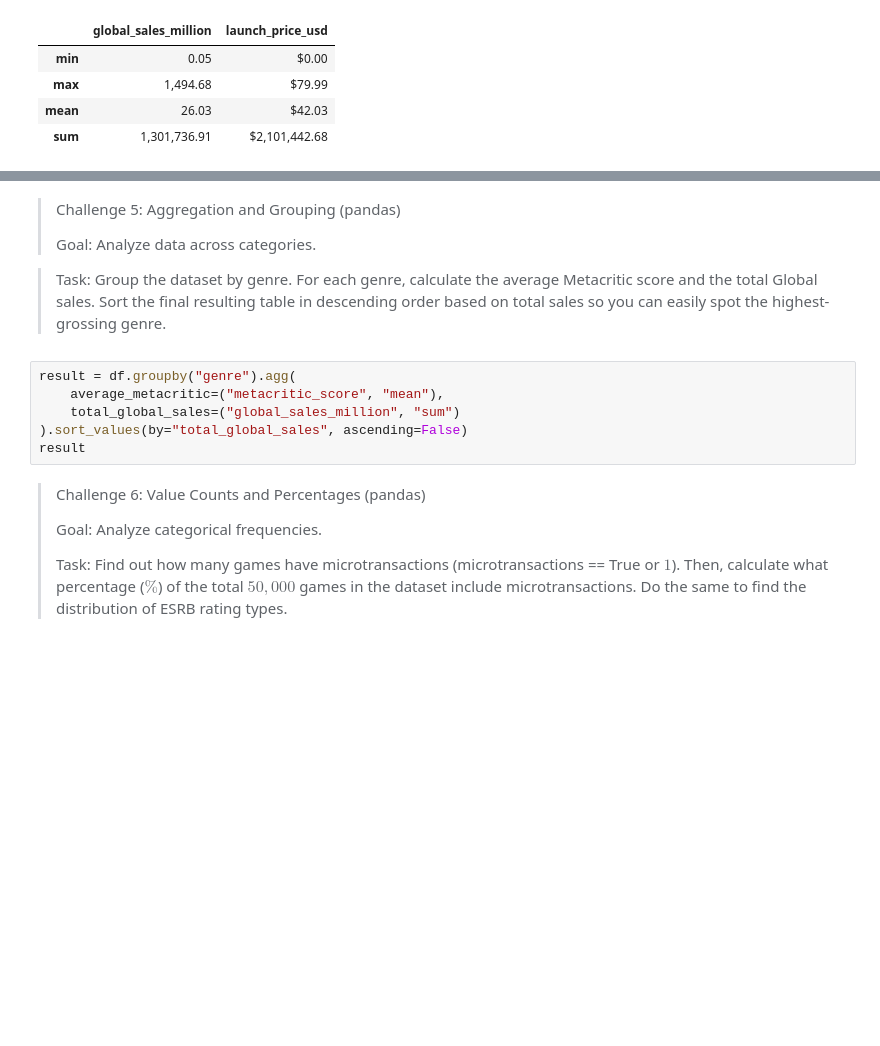
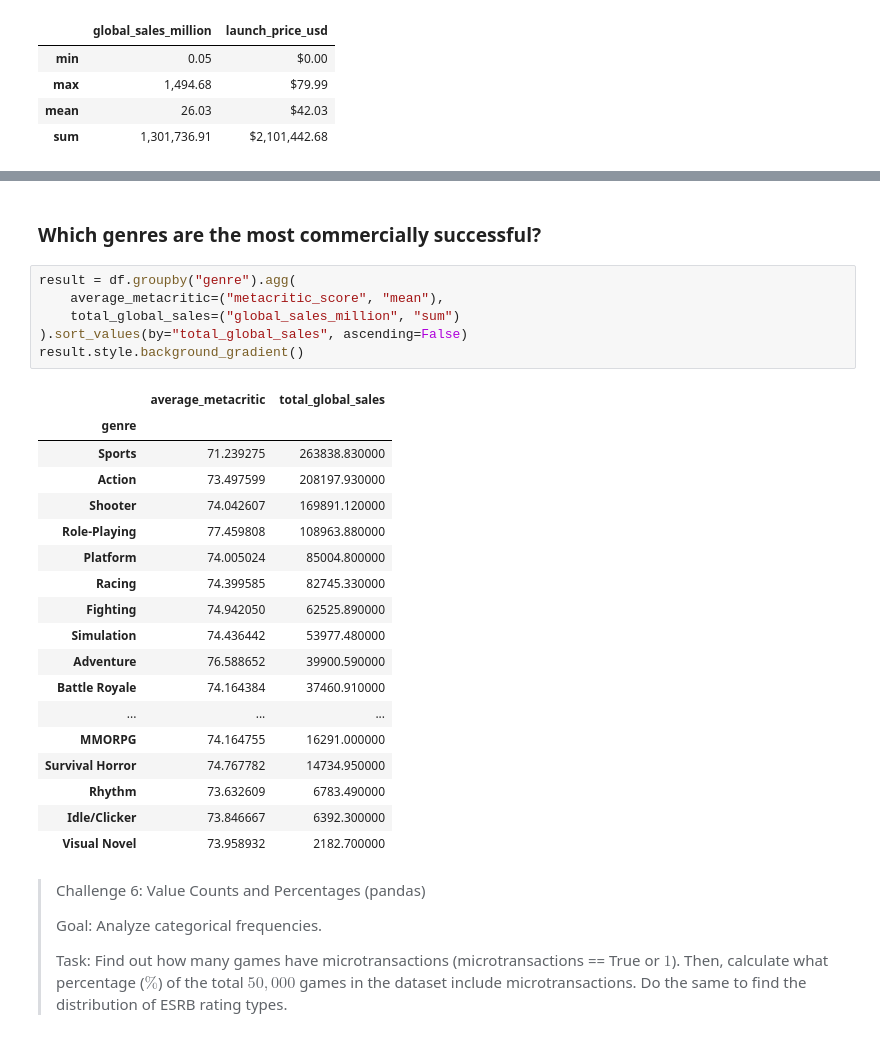
Before and after one commit to SalmaAllam8/Videogames-data-analysis-using-mysql-findings-and-insights-, a Jupyter notebook: notebook_analysis.ipynb, the cells around one changed output, grey strips where cells are left out. Drawn from its saved outputs; the diff is of its cells as text; blank space fills up the shorter version.

Commit message:
Kaggle Notebook | Videogames data analysis python notebook | Version 1

```diff
--- a/notebook_analysis.ipynb
+++ b/notebook_analysis.ipynb
@@ -255,21 +270,33 @@ fig.update_layout(
 fig.show()
 # %% [output]
 [interactive output not drawn]
-# %% [markdown]
-> Challenge 5: Aggregation and Grouping (pandas)
->
->
-> Goal: Analyze data across categories.
->
-
-
-> Task: Group the dataset by genre. For each genre, calculate the average Metacritic score and the total Global sales. Sort the final resulting table in descending order based on total sales so you can easily spot the highest-grossing genre.
+# %% [markdown]
+### Which genres are the most commercially successful?
 # %%
 result = df.groupby("genre").agg(
     average_metacritic=("metacritic_score", "mean"),
     total_global_sales=("global_sales_million", "sum")
 ).sort_values(by="total_global_sales", ascending=False)
-result
+result.style.background_gradient()
+# %% [output]
+|  | average_metacritic | total_global_sales |
+| genre |  |  |
+| Sports | 71.239275 | 263838.830000 |
+| Action | 73.497599 | 208197.930000 |
+| Shooter | 74.042607 | 169891.120000 |
+| Role-Playing | 77.459808 | 108963.880000 |
+| Platform | 74.005024 | 85004.800000 |
+| Racing | 74.399585 | 82745.330000 |
+| Fighting | 74.942050 | 62525.890000 |
+| Simulation | 74.436442 | 53977.480000 |
+| Adventure | 76.588652 | 39900.590000 |
+| Battle Royale | 74.164384 | 37460.910000 |
+| ... | ... | ... |
+| MMORPG | 74.164755 | 16291.000000 |
+| Survival Horror | 74.767782 | 14734.950000 |
+| Rhythm | 73.632609 | 6783.490000 |
+| Idle/Clicker | 73.846667 | 6392.300000 |
+| Visual Novel | 73.958932 | 2182.700000 |
 # %% [markdown]
 > Challenge 6: Value Counts and Percentages (pandas)
 >
```
Also changed, not shown: parts of 1 cell of this notebook.
